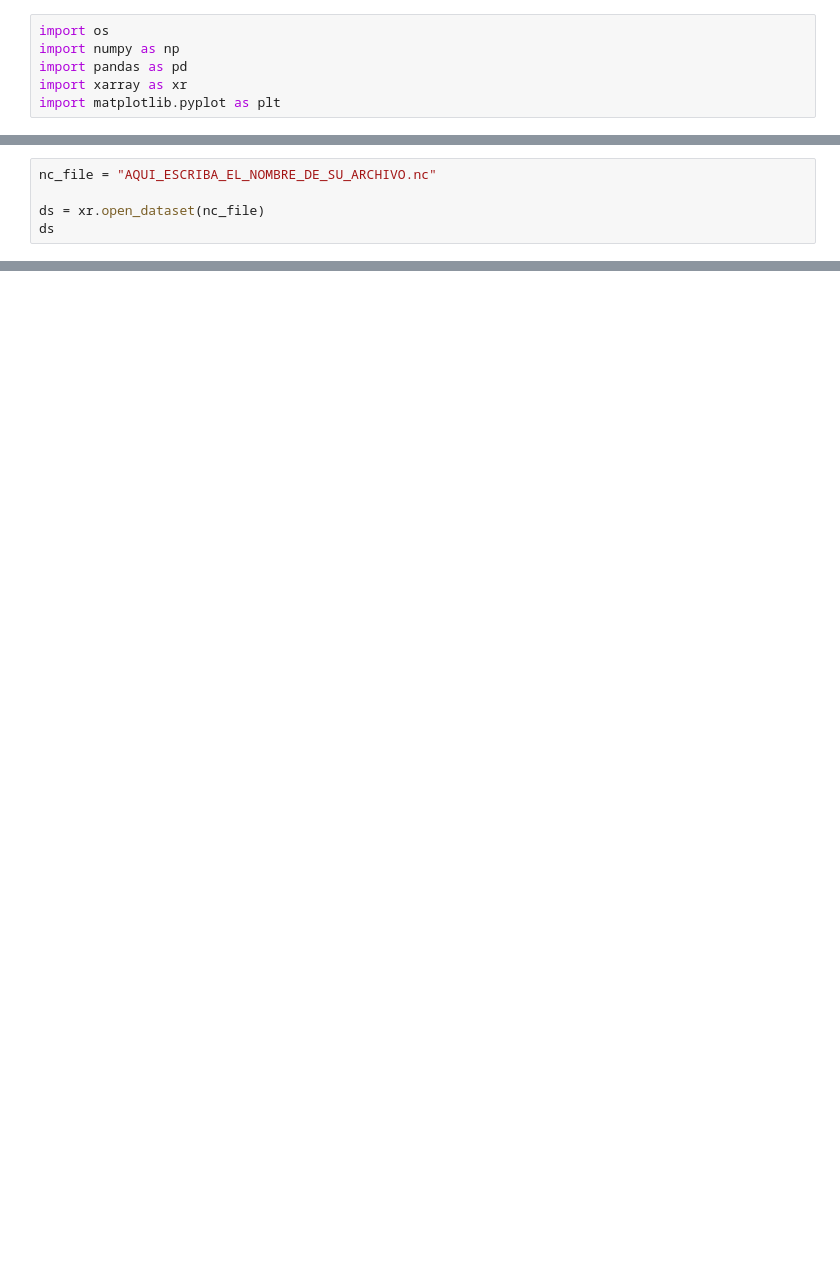
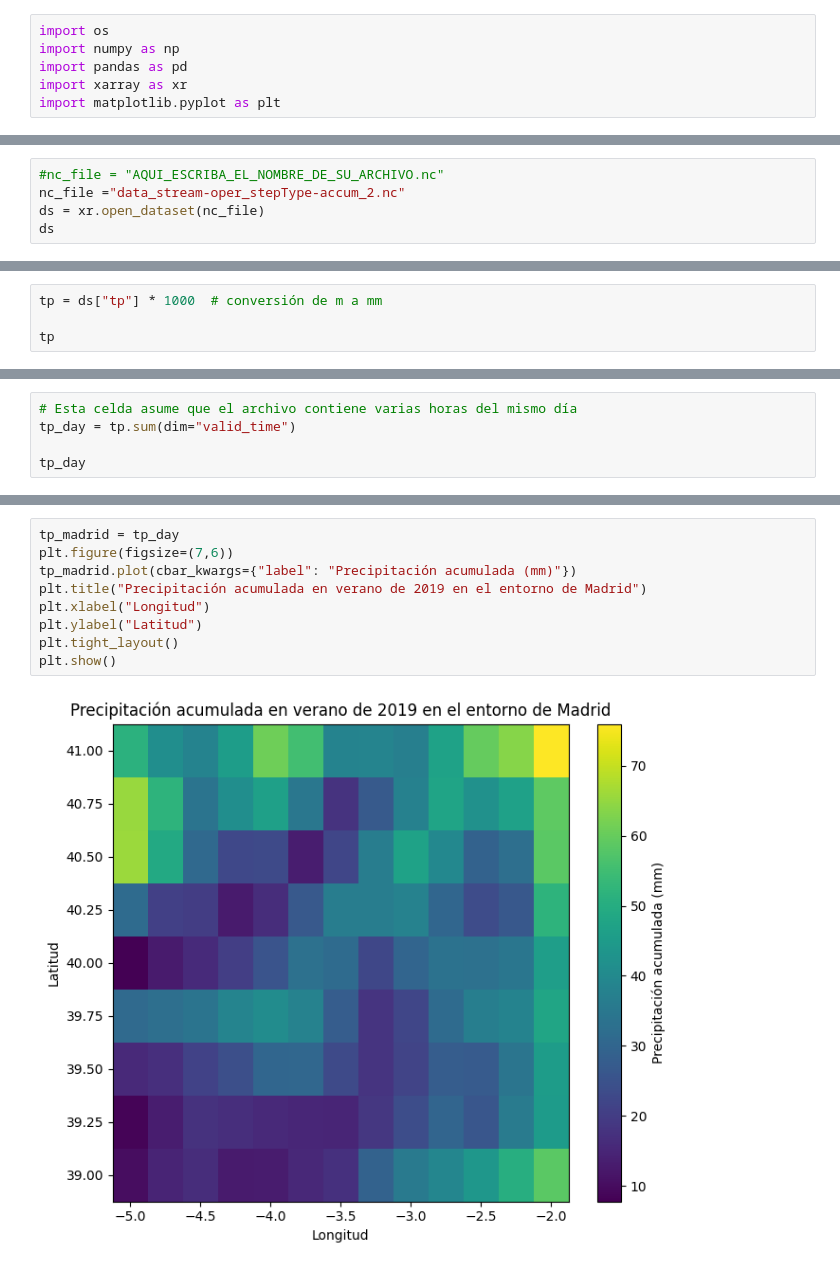
Before and after one commit to RDiazSierra/ModelosClimaticos_MGCC_PED, a Jupyter notebook: PED5_ERA5Phyt/PED5_ERA5Phyton.ipynb, the cells around one changed output, grey strips where cells are left out. Saved outputs shown, nothing was run; the diff lists cells and outputs as text; blank space fills up the shorter version.

```diff
--- a/PED5_ERA5Phyt/PED5_ERA5Phyton.ipynb
+++ b/PED5_ERA5Phyt/PED5_ERA5Phyton.ipynb
@@ -140,5 +172,5 @@ El objetivo es generar un mapa de precipitación para la región de Madrid.
 # %%
-nc_file = "AQUI_ESCRIBA_EL_NOMBRE_DE_SU_ARCHIVO.nc"
-
+#nc_file = "AQUI_ESCRIBA_EL_NOMBRE_DE_SU_ARCHIVO.nc"
+nc_file ="data_stream-oper_stepType-accum_2.nc"
 ds = xr.open_dataset(nc_file)
 ds
@@ -151,0 +214,4 @@ A partir de la salida del dataset, indique:
+# %%
+tp = ds["tp"] * 1000  # conversión de m a mm
+
+tp
@@ -151,0 +240,5 @@ A partir de la salida del dataset, indique:
+# %%
+# Esta celda asume que el archivo contiene varias horas del mismo día
+tp_day = tp.sum(dim="valid_time")
+
+tp_day
@@ -151,0 +280,11 @@ A partir de la salida del dataset, indique:
+# %%
+tp_madrid = tp_day
+plt.figure(figsize=(7,6))
+tp_madrid.plot(cbar_kwargs={"label": "Precipitación acumulada (mm)"})
+plt.title("Precipitación acumulada en verano de 2019 en el entorno de Madrid")
+plt.xlabel("Longitud")
+plt.ylabel("Latitud")
+plt.tight_layout()
+plt.show()
+# %% [output]
+[figure, added]
```
Also changed, not shown: parts of 35 cells of this notebook.
